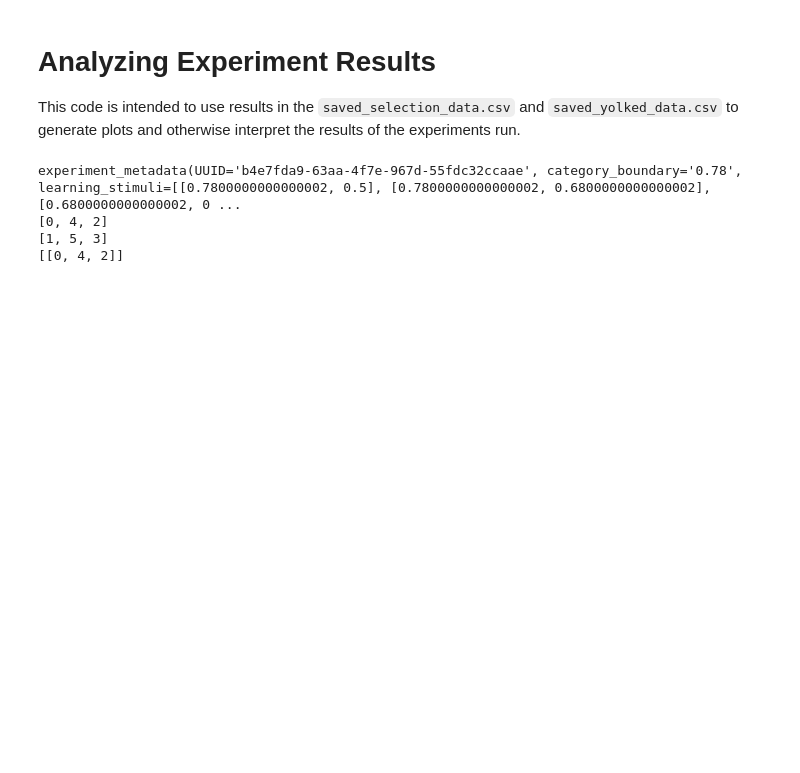
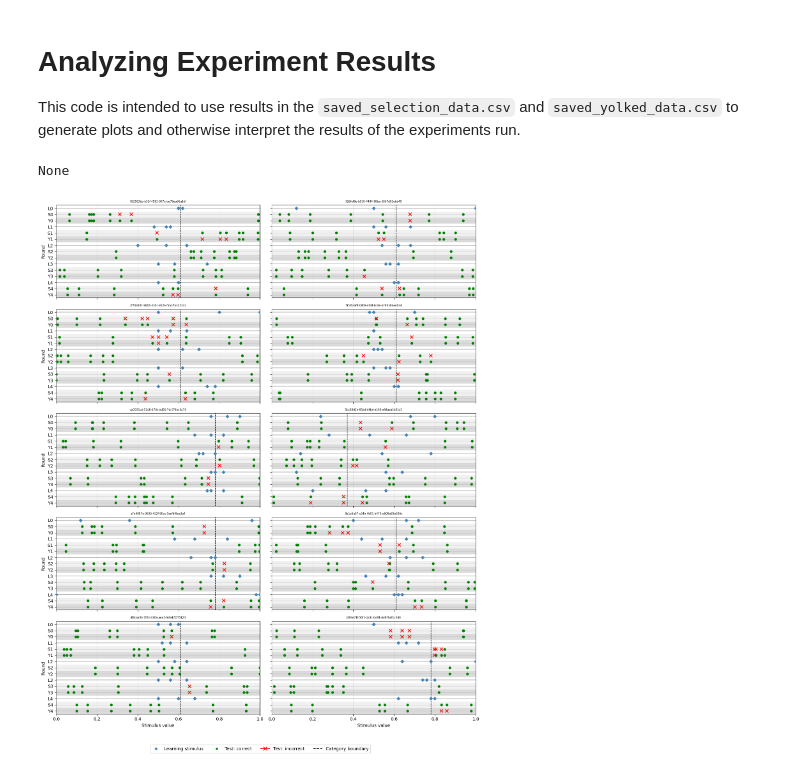
Before and after one commit to rhit-mierowir/SequentialHypothesisTestingModel, a Jupyter notebook: src/interpret_experiments/results/analyze_results.ipynb, the cells around one changed output. Drawn from its saved outputs; the diff is of its cells as text; code cells hidden in the pictures; blank space fills up the shorter version.

```diff
--- a/src/interpret_experiments/results/analyze_results.ipynb
+++ b/src/interpret_experiments/results/analyze_results.ipynb
@@ -59,12 +302,31 @@ selection_data, yolked_data = load_experiments(
     yolked_path=Path("./saved_yolked_data.csv")
     )
 
-print(selection_data[0])
-print(selection_data[0].testing_round_certainties)
-print([c+1 for c in selection_data[0].testing_round_certainties]) # Use list comprehension to increment all entries in a list
-print([s.testing_round_certainties for s in selection_data]) # Use list comprehension to extract all certainties into one 2D list.
+pairs = pair_by_UUID((selection_data,yolked_data))
+
+print(extract_accuracies_by_block(selection_data))
+# print(selection_data[0])
+# print([[m.UUID for m in p] for p in pairs])
+# print(selection_data[0].testing_round_certainties)
+# print([c+1 for c in selection_data[0].testing_round_certainties]) # Use list comprehension to increment all entries in a list
+# print([s.testing_round_certainties for s in selection_data]) # Use list comprehension to extract all certainties into one 2D list.
 # %% [output]
-experiment_metadata(UUID='b4e7fda9-63aa-4f7e-967d-55fdc32ccaae', category_boundary='0.78', learning_stimuli=[[0.7800000000000002, 0.5], [0.7800000000000002, 0.6800000000000002], [0.6800000000000002, 0 ...
-[0, 4, 2]
-[1, 5, 3]
-[[0, 4, 2]]
+None
+# %%
+for p in pairs:
+    pass
+    # plot_experiment_pair(
+    #     selection=p[0],
+    #     yoked=p[1]
+    # )
+    # plot_experiment_pair_stacked(
+    #     selection=p[0],
+    #     yoked=p[1]
+    # )
+plot_experiment_grid(
+    pairs=pairs,
+    ncols=2,
+    nrows=5
+)
+# %% [output]
+[figure, added]
```
Also changed, not shown: parts of 7 cells of this notebook, 1 other file.
